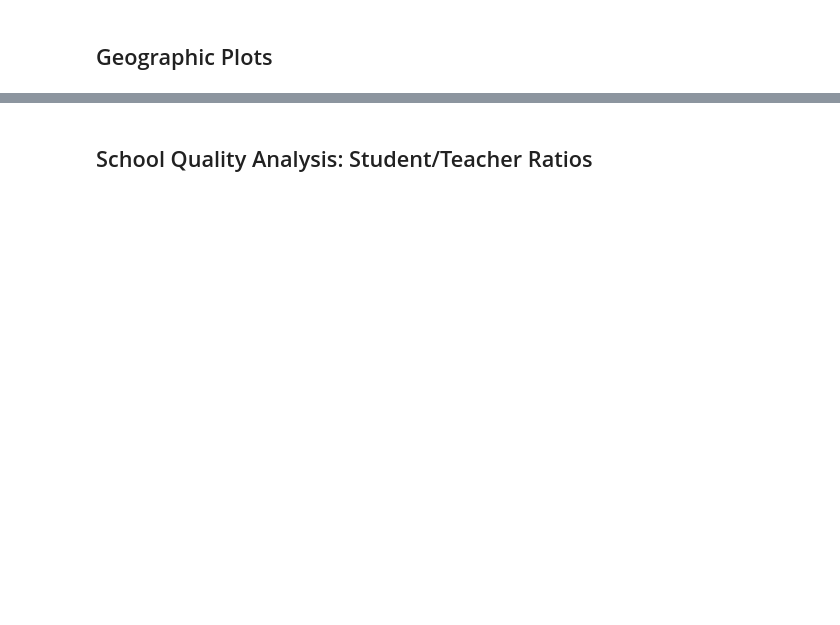
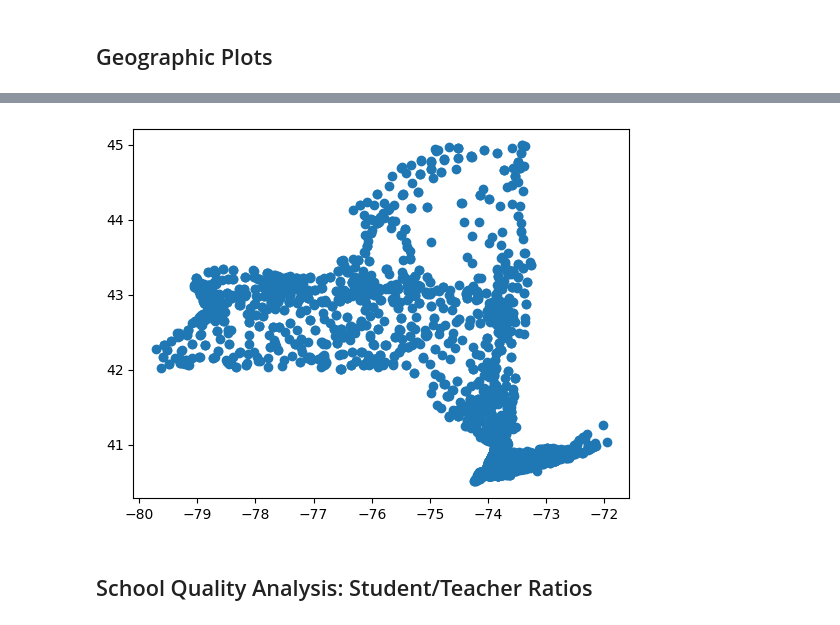
Before and after one commit to cold-quix/school-analysis, a Jupyter notebook: public_school_analysis.ipynb, the cells around one changed output, grey strips where cells are left out. Drawn from its saved outputs; the diff is of its cells as text; code cells hidden in the pictures; blank space fills up the shorter version.

```diff
--- a/public_school_analysis.ipynb
+++ b/public_school_analysis.ipynb
@@ -302,5 +321,14 @@ df_ratio_filtered["STUDENT_TEACHER_RATIO"].plot(kind="hist", bins=100, ylabel="S
 # %%
 # Plot only schools in your state
+# I live in Ontario, which is close to New York.
+ny_scatter = pd.DataFrame(data=regulars_scatter)
+territories = ["NY"]
+
+ny_scatter = ny_scatter[ny_scatter["STATE"].isin(territories)]
+plt.scatter(ny_scatter["LONGITUDE"], ny_scatter["LATITUDE"])
+plt.show()
+# %% [output]
+[figure, added]
 # %% [markdown]
 ## School Quality Analysis: Student/Teacher Ratios
 # %%
```
Also changed, not shown: parts of 5 cells of this notebook.
